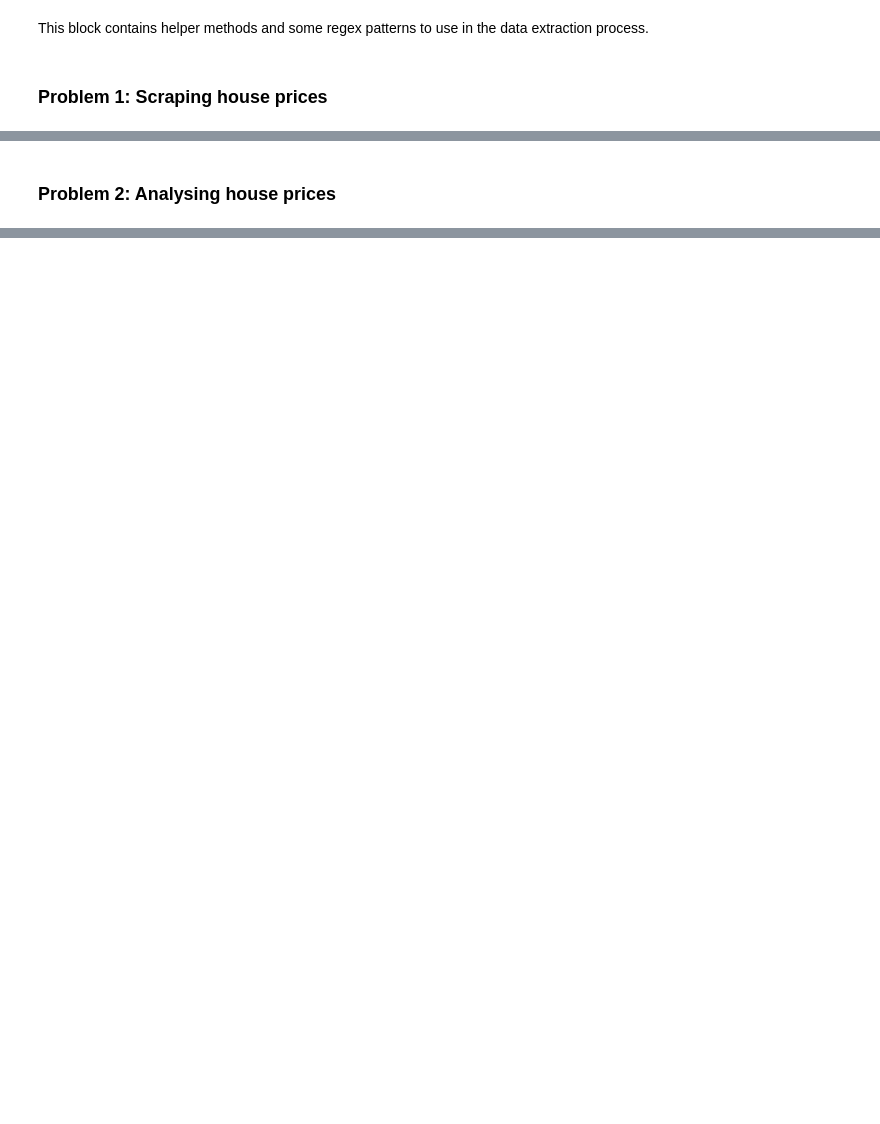
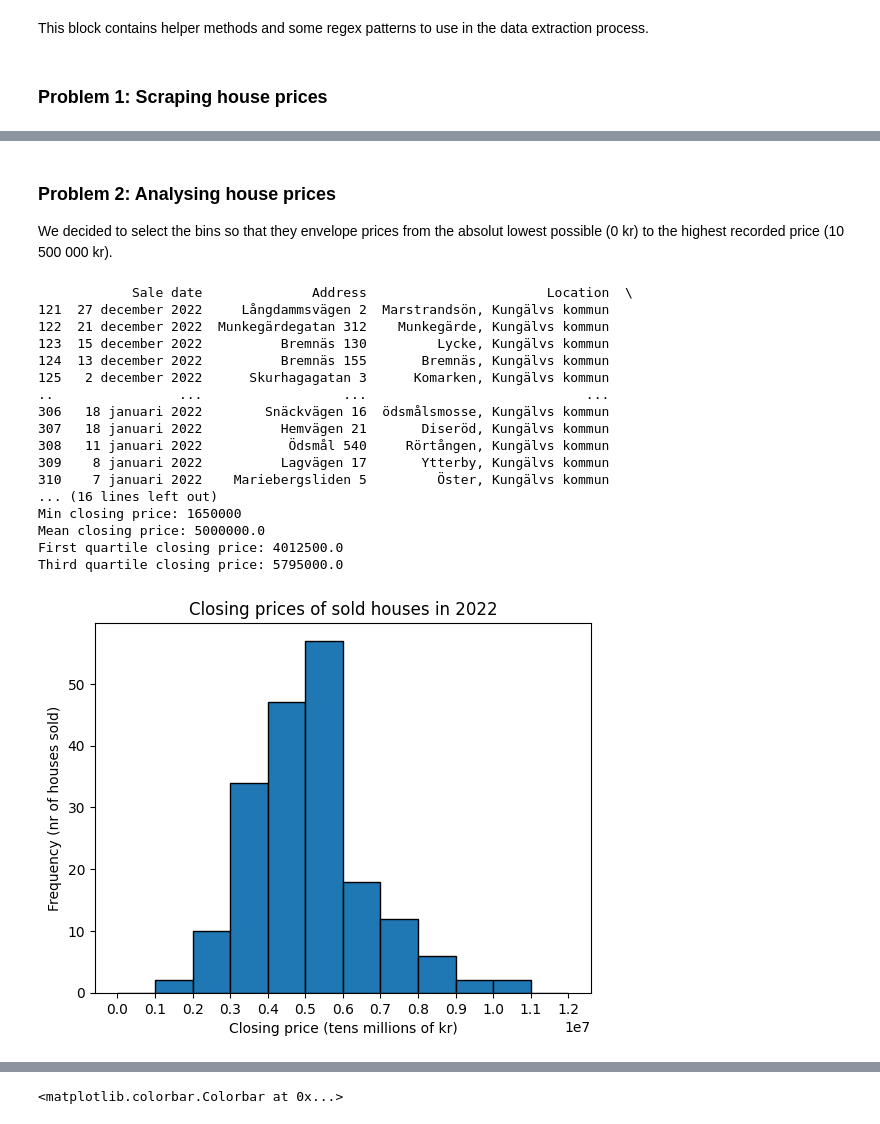
Before and after one commit to willayy/Data-Science-and-AI-DIT407, a Jupyter notebook: Lab 2/lab2.ipynb, the cells around one changed output, grey strips where cells are left out. Saved outputs shown, nothing was run; the diff lists cells and outputs as text; code cells hidden in the pictures; blank space fills up the shorter version.

Commit message:
Finalizing analysis

```diff
--- a/Lab 2/lab2.ipynb
+++ b/Lab 2/lab2.ipynb
@@ -142,2 +141,73 @@ print(houses_info)
-# %% [markdown]
-### Problem 2: Analysing house prices
+# %% [markdown]
+### Problem 2: Analysing house prices
+We decided to select the bins so that they envelope prices from the absolut lowest possible (0 kr) to the highest recorded price (10 500 000 kr).
+# %%
+import pandas as pd
+import matplotlib.pyplot as plt
+
+# Create a pandas dataframe from the sold house information
+df = pd.DataFrame(houses_info, columns = ["Sale date", "Address", "Location", "Bo Bi area", "Nr of rooms", "Plot area", "Closing price"])
+year_is_2022_pattern = "2022"
+df_2022_info = df[df["Sale date"].str.contains(year_is_2022_pattern)]
+
+max_closing_price = df_2022_info["Closing price"].max()
+min_closing_price = df_2022_info["Closing price"].min()
+median_closing_price = df_2022_info["Closing price"].median()
+first_quartile_closing_price = df_2022_info["Closing price"].quantile(0.25)
+third_quartile_closing_price = df_2022_info["Closing price"].quantile(0.75)
+
+print(df_2022_info)
+# Print the max, min, mean, first quartile and third quartile closing prices of the sold houses in 2022
+print(f"Max closing price: {max_closing_price}")
+print(f"Min closing price: {min_closing_price}")
+print(f"Mean closing price: {median_closing_price}")
+print(f"First quartile closing price: {first_quartile_closing_price}")
+print(f"Third quartile closing price: {third_quartile_closing_price}")
+
+# Plot the closing prices of the sold house in 2022 using histograms
+bins = [0, 1e6, 2e6, 3e6, 4e6, 5e6, 6e6, 7e6, 8e6, 9e6, 1e7, 1.1e7, 1.2e7]
+plt.hist(df_2022_info["Closing price"], bins = bins, edgecolor = "black")
+plt.xlabel("Closing price (tens millions of kr)")
+plt.xticks(bins)
+plt.ylabel("Frequency (nr of houses sold)")
+plt.title("Closing prices of sold houses in 2022")
+plt.show()
+
+# Cleaning the dataframe
+df_2022_info = df_2022_info[df_2022_info["Bo Bi area"].notna()] # Remove houses with no bo area information
+df_2022_info = df_2022_info[df_2022_info["Nr of rooms"].notna()] # Remove houses with no nr of rooms information
+
+# Plot a scatter plot of the closing prices in relation to the bo area
+plt.scatter(df_2022_info["Bo Bi area"].apply(lambda x: x[0]), df_2022_info["Closing price"]) # Use a lambda function to always select the first element of the tuple representing (bo area, bi area)
+plt.xlabel("Bo area (m^2)")
+plt.yticks(bins)
+plt.ylabel("Closing price (tens millions of kr)")
+plt.title("Closing prices in relation to bo area")
+plt.show()
+
+# Plot the same scatter plot but with the dots color coded by the number of rooms
+plt.scatter(df_2022_info["Bo Bi area"].apply(lambda x: x[0]), df_2022_info["Closing price"], c = df_2022_info["Nr of rooms"])
+plt.xlabel("Bo area (m^2)")
+plt.yticks(bins)
+plt.ylabel("Closing price (tens millions of kr)")
+plt.title("Closing prices in relation to bo area")
+plt.colorbar(label = "Nr of rooms")
+# %% [output]
+            Sale date              Address                       Location  \
+121  27 december 2022     Långdammsvägen 2  Marstrandsön, Kungälvs kommun
+122  21 december 2022  Munkegärdegatan 312    Munkegärde, Kungälvs kommun
+123  15 december 2022          Bremnäs 130         Lycke, Kungälvs kommun
+124  13 december 2022          Bremnäs 155       Bremnäs, Kungälvs kommun
+125   2 december 2022      Skurhagagatan 3      Komarken, Kungälvs kommun
+..                ...                  ...                            ...
+306   18 januari 2022        Snäckvägen 16  ödsmålsmosse, Kungälvs kommun
+307   18 januari 2022          Hemvägen 21       Diseröd, Kungälvs kommun
+308   11 januari 2022           Ödsmål 540     Rörtången, Kungälvs kommun
+309    8 januari 2022          Lagvägen 17       Ytterby, Kungälvs kommun
+310    7 januari 2022    Mariebergsliden 5         Öster, Kungälvs kommun
+... (16 lines left out)
+Min closing price: 1650000
+Mean closing price: 5000000.0
+First quartile closing price: 4012500.0
+Third quartile closing price: 5795000.0
+[figure, added]
@@ -143,0 +215 @@ print(houses_info)
+<matplotlib.colorbar.Colorbar at 0x...>
```
Also changed, not shown: parts of 4 cells of this notebook.
